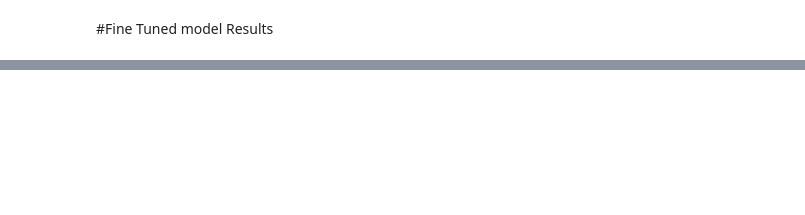
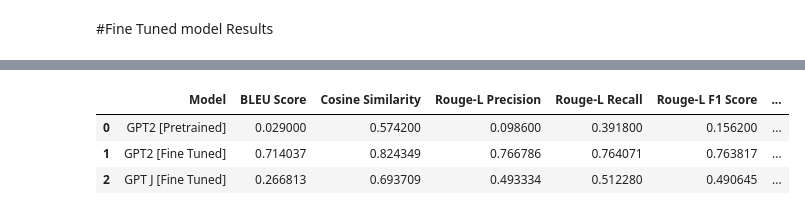
Before and after one commit to jeffreyong15/Counsel.NLP, a Jupyter notebook: Baseline Experiment/Baseline Evaluation/Baseline_Evaluation(260)[GPTJ_EDIT].ipynb, the cells around one changed output, grey strips where cells are left out. Cells and saved outputs as stored; diff of their text form; code cells hidden in the pictures; blank space fills up the shorter version.

```diff
--- a/Baseline Experiment/Baseline Evaluation/Baseline_Evaluation(260)[GPTJ_EDIT].ipynb
+++ b/Baseline Experiment/Baseline Evaluation/Baseline_Evaluation(260)[GPTJ_EDIT].ipynb
@@ -428,0 +772,8 @@ metrics_llm_df
+# %%
+gptj_avg_response_time_fine, gptj_bleu_score_fine, gptj_cos_sim_fine, gptj_rouge_l_precision_fine, gptj_rouge_l_recall_fine, gptj_rouge_l_f1_fine = get_metrics(queries_subset, true_labels_subset, evaluate_gptj_fine)
+#avg_response_time_fine, bleu_score_fine, cos_sim_fine, rouge_l_precision_fine, rouge_l_recall_fine, rouge_l_f1_fine =
+print(f"BLEU Score: {gptj_bleu_score_fine * 100:.2f}%")
+print(f"Cosine Similarity: {gptj_cos_sim_fine * 100:.2f}%")
+print(f"Rouge-L Precision: {gptj_rouge_l_precision_fine * 100:.2f}%")
+print(f"Rouge-L Recall: {gptj_rouge_l_recall_fine * 100:.2f}%")
+print(f"Rouge-L F1 Score: {gptj_rouge_l_f1_fine * 100:.2f}%")
@@ -428,0 +796,18 @@ metrics_llm_df
+# %%
+metrics_llm_data = {
+    'Model': ['GPT2 [Pretrained]','GPT2 [Fine Tuned]', 'GPT J [Fine Tuned]'],
+    'BLEU Score': [bleu_score_pre, bleu_score_fine, gptj_bleu_score_fine],
+    'Cosine Similarity': [cos_sim_pre, cos_sim_fine, gptj_cos_sim_fine],
+    'Rouge-L Precision': [rouge_l_precision_pre, rouge_l_precision_fine, gptj_rouge_l_precision_fine],
+    'Rouge-L Recall': [rouge_l_recall_pre, rouge_l_recall_fine, gptj_rouge_l_recall_fine],
+    'Rouge-L F1 Score': [rouge_l_f1_pre, rouge_l_f1_fine, gptj_rouge_l_f1_fine],
+    'Response Time (s)': [avg_response_time_pre, avg_response_time_fine, gptj_avg_response_time_fine]
+}
+
+metrics_llm_df = pd.DataFrame(metrics_llm_data)
+metrics_llm_df
+# %% [output]
+|  | Model | BLEU Score | Cosine Similarity | Rouge-L Precision | Rouge-L Recall | Rouge-L F1 Score | ... |
+| 0 | GPT2 [Pretrained] | 0.029000 | 0.574200 | 0.098600 | 0.391800 | 0.156200 | ... |
+| 1 | GPT2 [Fine Tuned] | 0.714037 | 0.824349 | 0.766786 | 0.764071 | 0.763817 | ... |
+| 2 | GPT J [Fine Tuned] | 0.266813 | 0.693709 | 0.493334 | 0.512280 | 0.490645 | ... |
```
Also changed, not shown: parts of 27 cells of this notebook.
